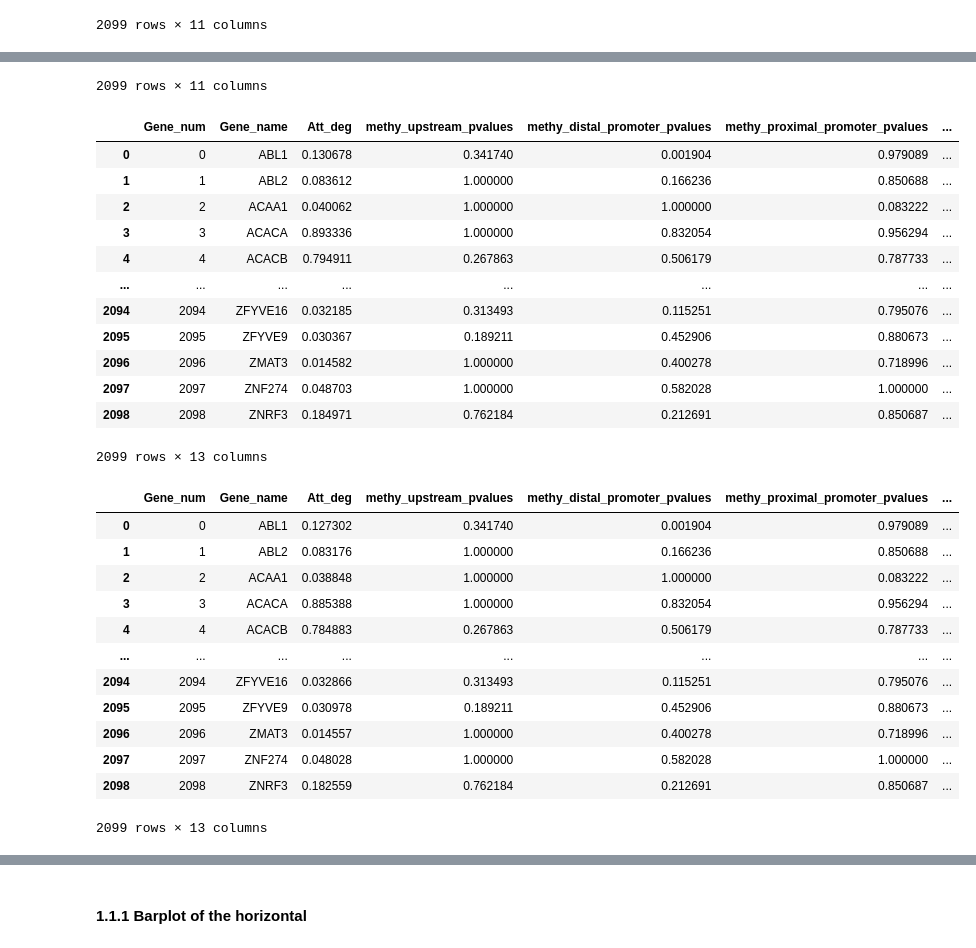
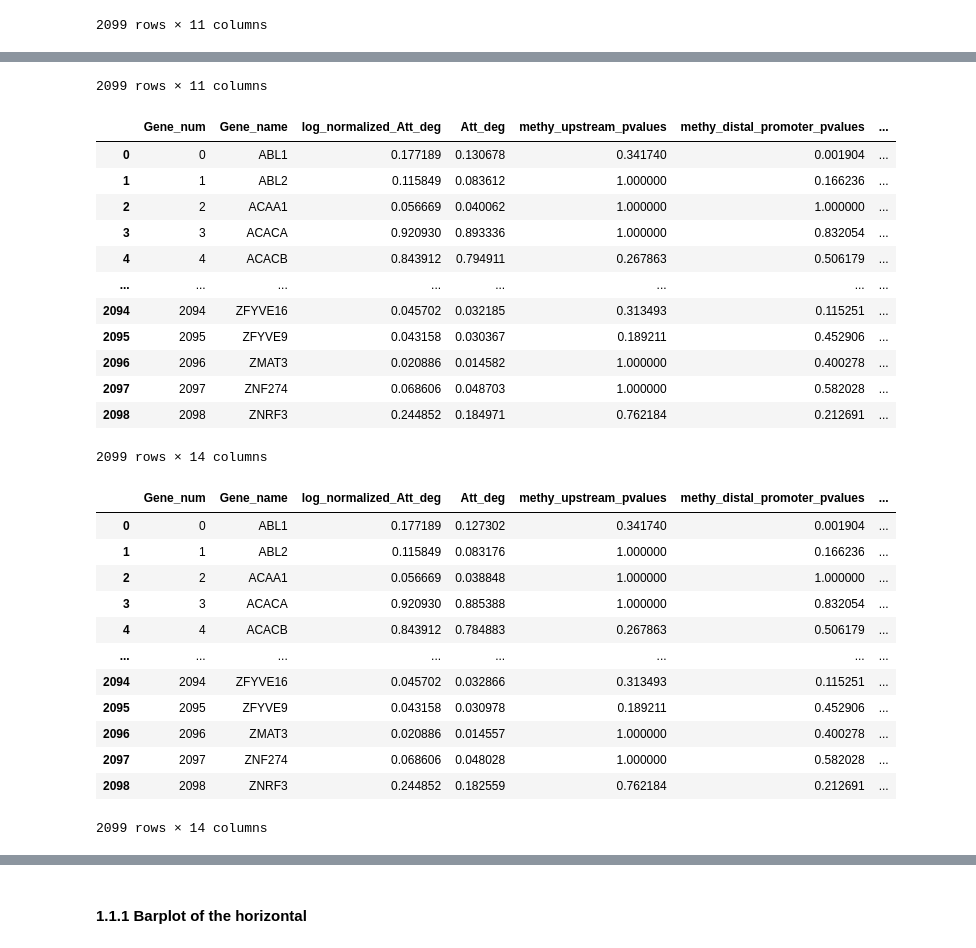
Before and after one commit to FuhaiLiAiLab/M3NetFlow, a Jupyter notebook: M3NetFlow_AD/downstream.ipynb, the cells around one changed output, grey strips where cells are left out. Drawn from its saved outputs; the diff is of its cells as text; code cells hidden in the pictures.

```diff
--- a/M3NetFlow_AD/downstream.ipynb
+++ b/M3NetFlow_AD/downstream.ipynb
@@ -0,0 +5,18 @@
+# %%
+import pandas as pd
+import numpy as np
+map_all_gene_AD_Att_deg_pvalue_df = pd.read_csv('./ROSMAP-analysis/avg_analysis/map-all-gene-AD-Att_deg_pvalue.csv')
+display(map_all_gene_AD_Att_deg_pvalue_df)
+attetion_degree_list = map_all_gene_AD_Att_deg_pvalue_df['Att_deg'].tolist()
+print(attetion_degree_list)
+attetion_degree_array = np.array(attetion_degree_list) + 1.0
+print(attetion_degree_array)
+# log_normalized_att_deg_array = np.log10(attetion_degree_array)
+log_normalized_att_deg_array = np.log2(attetion_degree_array)
+print(log_normalized_att_deg_array)
+# adjust the column (if 'log_normalized_Att_deg' existed, replace with new values)
+if 'log_normalized_Att_deg' in map_all_gene_AD_Att_deg_pvalue_df.columns:
+    map_all_gene_AD_Att_deg_pvalue_df['log_normalized_Att_deg'] = log_normalized_att_deg_array
+else:
+    map_all_gene_AD_Att_deg_pvalue_df.insert(2, 'log_normalized_Att_deg', log_normalized_att_deg_array)
+display(map_all_gene_AD_Att_deg_pvalue_df)
@@ -66,56 +148,58 @@ all_ordered_pval_df.columns = all_ordered_pval_df.columns.str.lower()
 # replace 'proteomics' with 'protein_expression'
 all_ordered_pval_df.columns = all_ordered_pval_df.columns.str.replace('proteomics', 'protein_expression')
 display(all_ordered_pval_df)
 
 # merge with all att_deg dataframes
 AD_all_gene_Att_deg_df = pd.read_csv('./ROSMAP-analysis/avg_analysis/map-all-gene-AD-Att_deg.csv')
+AD_all_gene_Att_deg_df.insert(2, 'log_normalized_Att_deg', log_normalized_att_deg_array)
 AD_all_gene_Att_deg_pvalue_df = pd.merge(AD_all_gene_Att_deg_df, all_ordered_pval_df, left_on='Gene_name', right_on='gene_name', how='left')
 AD_all_gene_Att_deg_pvalue_df = AD_all_gene_Att_deg_pvalue_df.drop(columns=['gene_name'])
 display(AD_all_gene_Att_deg_pvalue_df)
 AD_all_gene_Att_deg_pvalue_df.to_csv('./ROSMAP-analysis/avg_analysis/map-all-gene-AD-Att_deg_pvalue.csv', index=False)
 
 noAD_all_gene_Att_deg_df = pd.read_csv('./ROSMAP-analysis/avg_analysis/map-all-gene-NOAD-Att_deg.csv')
+noAD_all_gene_Att_deg_df.insert(2, 'log_normalized_Att_deg', log_normalized_att_deg_array)
 noAD_all_gene_Att_deg_pvalue_df = pd.merge(noAD_all_gene_Att_deg_df, all_ordered_pval_df, left_on='Gene_name', right_on='gene_name', how='left')
 noAD_all_gene_Att_deg_pvalue_df = noAD_all_gene_Att_deg_pvalue_df.drop(columns=['gene_name'])
 display(noAD_all_gene_Att_deg_pvalue_df)
 noAD_all_gene_Att_deg_pvalue_df.to_csv('./ROSMAP-analysis/avg_analysis/map-all-gene-NOAD-Att_deg_pvalue.csv', index=False)
 # %% [output]
 |  | gene_name | methy_upstream_pvalues | methy_distal_promoter_pvalues | methy_proximal_promoter_pvalues | methy_core_promoter_pvalues | ... |
 | 0 | ABL1 | 0.341740 | 0.001904 | 0.979089 | 0.813513 | ... |
 | 1 | ABL2 | 1.000000 | 0.166236 | 0.850688 | 1.000000 | ... |
 | 2 | ACAA1 | 1.000000 | 1.000000 | 0.083222 | 0.202383 | ... |
 | 3 | ACACA | 1.000000 | 0.832054 | 0.956294 | 1.000000 | ... |
 | 4 | ACACB | 0.267863 | 0.506179 | 0.787733 | 1.000000 | ... |
 | ... | ... | ... | ... | ... | ... | ... |
 | 2094 | ZFYVE16 | 0.313493 | 0.115251 | 0.795076 | 1.000000 | ... |
 | 2095 | ZFYVE9 | 0.189211 | 0.452906 | 0.880673 | 1.000000 | ... |
 | 2096 | ZMAT3 | 1.000000 | 0.400278 | 0.718996 | 1.000000 | ... |
 | 2097 | ZNF274 | 1.000000 | 0.582028 | 1.000000 | 1.000000 | ... |
 | 2098 | ZNRF3 | 0.762184 | 0.212691 | 0.850687 | 1.000000 | ... |
 2099 rows × 11 columns
-|  | Gene_num | Gene_name | Att_deg | methy_upstream_pvalues | methy_distal_promoter_pvalues | methy_proximal_promoter_pvalues | ... |
-| 0 | 0 | ABL1 | 0.130678 | 0.341740 | 0.001904 | 0.979089 | ... |
-| 1 | 1 | ABL2 | 0.083612 | 1.000000 | 0.166236 | 0.850688 | ... |
-| 2 | 2 | ACAA1 | 0.040062 | 1.000000 | 1.000000 | 0.083222 | ... |
-| 3 | 3 | ACACA | 0.893336 | 1.000000 | 0.832054 | 0.956294 | ... |
-| 4 | 4 | ACACB | 0.794911 | 0.267863 | 0.506179 | 0.787733 | ... |
+|  | Gene_num | Gene_name | log_normalized_Att_deg | Att_deg | methy_upstream_pvalues | methy_distal_promoter_pvalues | ... |
+| 0 | 0 | ABL1 | 0.177189 | 0.130678 | 0.341740 | 0.001904 | ... |
+| 1 | 1 | ABL2 | 0.115849 | 0.083612 | 1.000000 | 0.166236 | ... |
+| 2 | 2 | ACAA1 | 0.056669 | 0.040062 | 1.000000 | 1.000000 | ... |
+| 3 | 3 | ACACA | 0.920930 | 0.893336 | 1.000000 | 0.832054 | ... |
+| 4 | 4 | ACACB | 0.843912 | 0.794911 | 0.267863 | 0.506179 | ... |
 | ... | ... | ... | ... | ... | ... | ... | ... |
-| 2094 | 2094 | ZFYVE16 | 0.032185 | 0.313493 | 0.115251 | 0.795076 | ... |
-| 2095 | 2095 | ZFYVE9 | 0.030367 | 0.189211 | 0.452906 | 0.880673 | ... |
-| 2096 | 2096 | ZMAT3 | 0.014582 | 1.000000 | 0.400278 | 0.718996 | ... |
-| 2097 | 2097 | ZNF274 | 0.048703 | 1.000000 | 0.582028 | 1.000000 | ... |
-| 2098 | 2098 | ZNRF3 | 0.184971 | 0.762184 | 0.212691 | 0.850687 | ... |
+| 2094 | 2094 | ZFYVE16 | 0.045702 | 0.032185 | 0.313493 | 0.115251 | ... |
+| 2095 | 2095 | ZFYVE9 | 0.043158 | 0.030367 | 0.189211 | 0.452906 | ... |
+| 2096 | 2096 | ZMAT3 | 0.020886 | 0.014582 | 1.000000 | 0.400278 | ... |
+| 2097 | 2097 | ZNF274 | 0.068606 | 0.048703 | 1.000000 | 0.582028 | ... |
+| 2098 | 2098 | ZNRF3 | 0.244852 | 0.184971 | 0.762184 | 0.212691 | ... |
-2099 rows × 13 columns
+2099 rows × 14 columns
-|  | Gene_num | Gene_name | Att_deg | methy_upstream_pvalues | methy_distal_promoter_pvalues | methy_proximal_promoter_pvalues | ... |
-| 0 | 0 | ABL1 | 0.127302 | 0.341740 | 0.001904 | 0.979089 | ... |
-| 1 | 1 | ABL2 | 0.083176 | 1.000000 | 0.166236 | 0.850688 | ... |
-| 2 | 2 | ACAA1 | 0.038848 | 1.000000 | 1.000000 | 0.083222 | ... |
-| 3 | 3 | ACACA | 0.885388 | 1.000000 | 0.832054 | 0.956294 | ... |
-| 4 | 4 | ACACB | 0.784883 | 0.267863 | 0.506179 | 0.787733 | ... |
+|  | Gene_num | Gene_name | log_normalized_Att_deg | Att_deg | methy_upstream_pvalues | methy_distal_promoter_pvalues | ... |
+| 0 | 0 | ABL1 | 0.177189 | 0.127302 | 0.341740 | 0.001904 | ... |
+| 1 | 1 | ABL2 | 0.115849 | 0.083176 | 1.000000 | 0.166236 | ... |
+| 2 | 2 | ACAA1 | 0.056669 | 0.038848 | 1.000000 | 1.000000 | ... |
+| 3 | 3 | ACACA | 0.920930 | 0.885388 | 1.000000 | 0.832054 | ... |
+| 4 | 4 | ACACB | 0.843912 | 0.784883 | 0.267863 | 0.506179 | ... |
 | ... | ... | ... | ... | ... | ... | ... | ... |
-| 2094 | 2094 | ZFYVE16 | 0.032866 | 0.313493 | 0.115251 | 0.795076 | ... |
-| 2095 | 2095 | ZFYVE9 | 0.030978 | 0.189211 | 0.452906 | 0.880673 | ... |
-| 2096 | 2096 | ZMAT3 | 0.014557 | 1.000000 | 0.400278 | 0.718996 | ... |
-| 2097 | 2097 | ZNF274 | 0.048028 | 1.000000 | 0.582028 | 1.000000 | ... |
-| 2098 | 2098 | ZNRF3 | 0.182559 | 0.762184 | 0.212691 | 0.850687 | ... |
+| 2094 | 2094 | ZFYVE16 | 0.045702 | 0.032866 | 0.313493 | 0.115251 | ... |
+| 2095 | 2095 | ZFYVE9 | 0.043158 | 0.030978 | 0.189211 | 0.452906 | ... |
+| 2096 | 2096 | ZMAT3 | 0.020886 | 0.014557 | 1.000000 | 0.400278 | ... |
+| 2097 | 2097 | ZNF274 | 0.068606 | 0.048028 | 1.000000 | 0.582028 | ... |
+| 2098 | 2098 | ZNRF3 | 0.244852 | 0.182559 | 0.762184 | 0.212691 | ... |
-2099 rows × 13 columns
+2099 rows × 14 columns
```
Also changed, not shown: parts of 17 cells of this notebook, 7 other files.
